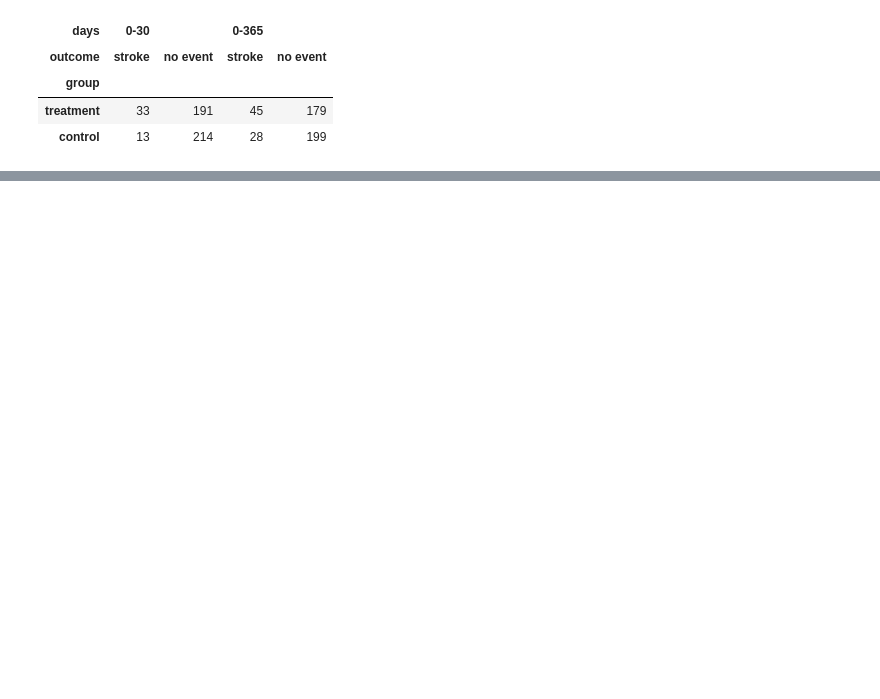
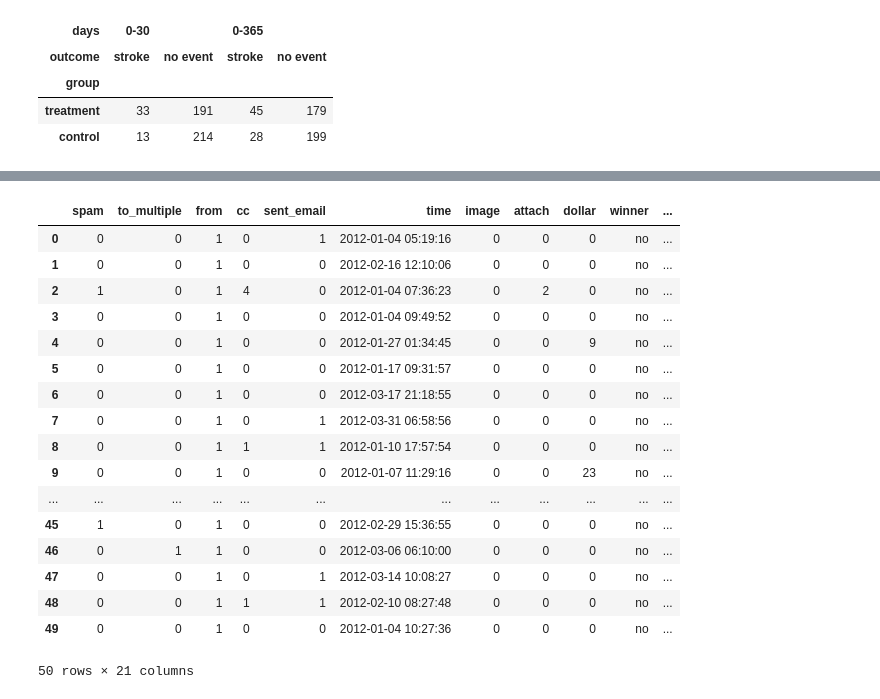
Before and after one commit to ukrainian-serge/open_intro_statistics, a Jupyter notebook: chap_1.1-.ipynb, the cells around one changed output, grey strips where cells are left out. Cells and saved outputs as stored; diff of their text form; code cells hidden in the pictures; blank space fills up the shorter version.

```diff
--- a/chap_1.1-.ipynb
+++ b/chap_1.1-.ipynb
@@ -70,0 +76,5 @@ one_two
+# %%
+one_three = pd.read_csv(
+    web_path+"email50.csv",
+    header=0)
+one_three.head()
@@ -70,0 +119,21 @@ one_two
+# %%
+one_three
+# %% [output]
+|  | spam | to_multiple | from | cc | sent_email | time | image | attach | dollar | winner | ... |
+| 0 | 0 | 0 | 1 | 0 | 1 | 2012-01-04 05:19:16 | 0 | 0 | 0 | no | ... |
+| 1 | 0 | 0 | 1 | 0 | 0 | 2012-02-16 12:10:06 | 0 | 0 | 0 | no | ... |
+| 2 | 1 | 0 | 1 | 4 | 0 | 2012-01-04 07:36:23 | 0 | 2 | 0 | no | ... |
+| 3 | 0 | 0 | 1 | 0 | 0 | 2012-01-04 09:49:52 | 0 | 0 | 0 | no | ... |
+| 4 | 0 | 0 | 1 | 0 | 0 | 2012-01-27 01:34:45 | 0 | 0 | 9 | no | ... |
+| 5 | 0 | 0 | 1 | 0 | 0 | 2012-01-17 09:31:57 | 0 | 0 | 0 | no | ... |
+| 6 | 0 | 0 | 1 | 0 | 0 | 2012-03-17 21:18:55 | 0 | 0 | 0 | no | ... |
+| 7 | 0 | 0 | 1 | 0 | 1 | 2012-03-31 06:58:56 | 0 | 0 | 0 | no | ... |
+| 8 | 0 | 0 | 1 | 1 | 1 | 2012-01-10 17:57:54 | 0 | 0 | 0 | no | ... |
+| 9 | 0 | 0 | 1 | 0 | 0 | 2012-01-07 11:29:16 | 0 | 0 | 23 | no | ... |
+| ... | ... | ... | ... | ... | ... | ... | ... | ... | ... | ... | ... |
+| 45 | 1 | 0 | 1 | 0 | 0 | 2012-02-29 15:36:55 | 0 | 0 | 0 | no | ... |
+| 46 | 0 | 1 | 1 | 0 | 0 | 2012-03-06 06:10:00 | 0 | 0 | 0 | no | ... |
+| 47 | 0 | 0 | 1 | 0 | 1 | 2012-03-14 10:08:27 | 0 | 0 | 0 | no | ... |
+| 48 | 0 | 0 | 1 | 1 | 1 | 2012-02-10 08:27:48 | 0 | 0 | 0 | no | ... |
+| 49 | 0 | 0 | 1 | 0 | 0 | 2012-01-04 10:27:36 | 0 | 0 | 0 | no | ... |
+50 rows × 21 columns
```
Also changed, not shown: parts of 7 cells of this notebook.
